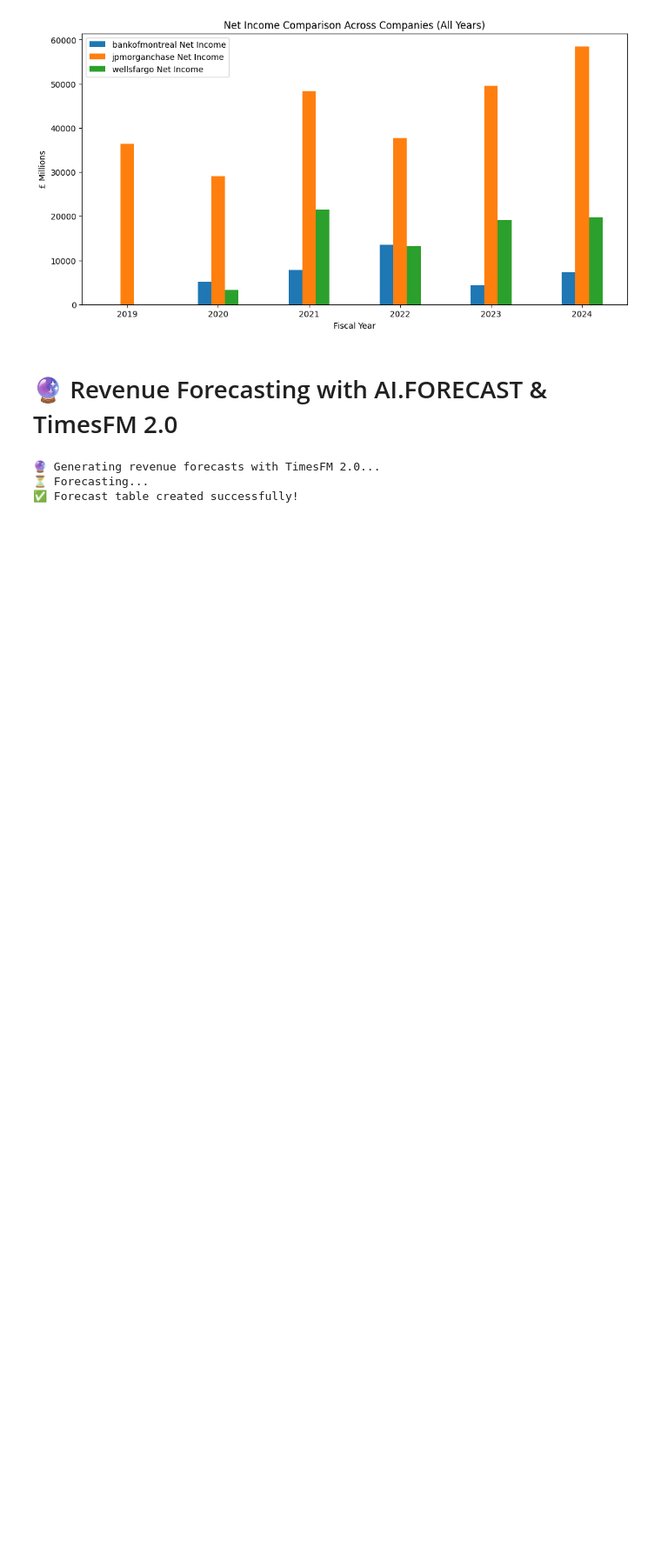
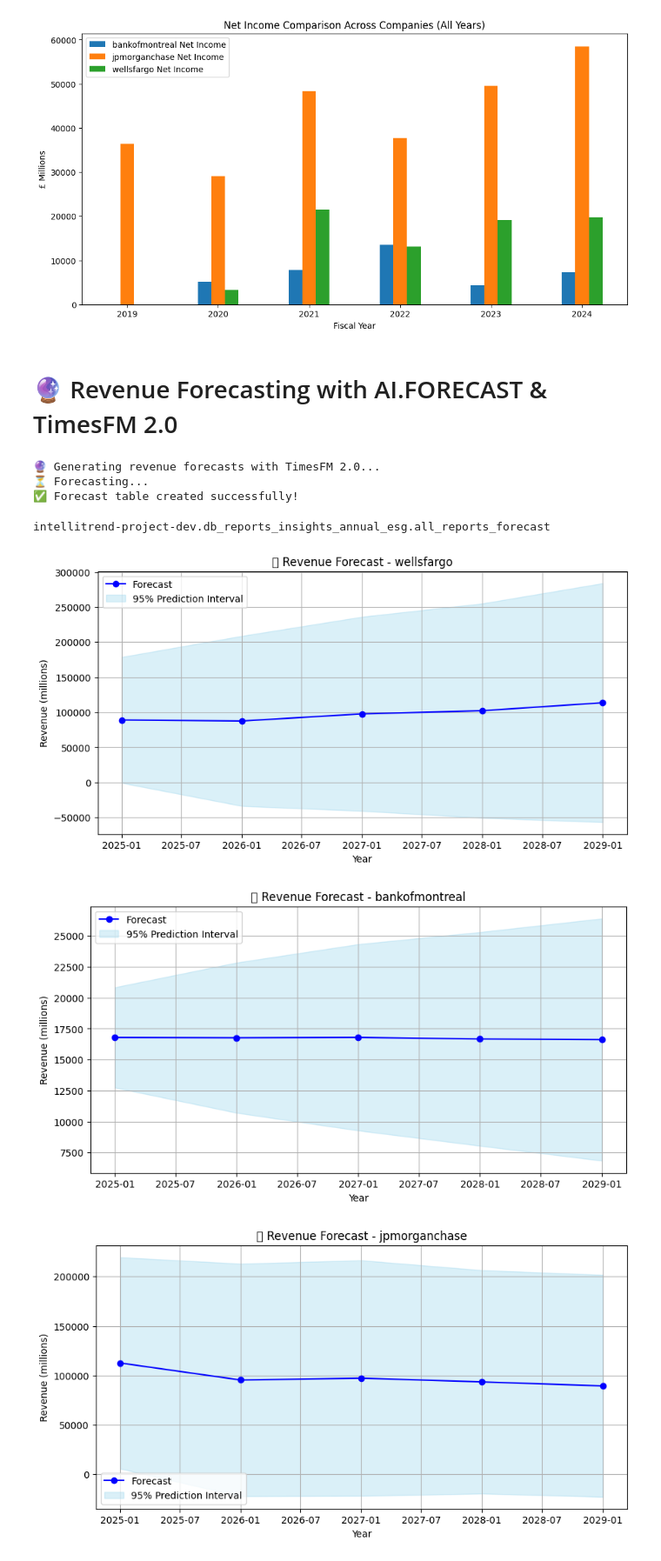
Before and after one commit to deepavn7/bq_ai_google_hackathon, a Jupyter notebook: process_reports.ipynb, the cells around one changed output. Shown at 87% size. Cells and saved outputs as stored; diff of their text form; code cells hidden in the pictures; blank space fills up the shorter version.

```diff
--- a/process_reports.ipynb
+++ b/process_reports.ipynb
@@ -1059,3 +996,36 @@ print("✅ Forecast table created successfully!")
 🔮 Generating revenue forecasts with TimesFM 2.0...
 ⏳ Forecasting...
 ✅ Forecast table created successfully!
+# %%
+
+print(QUALIFIED_FORECAST_TABLE_ID)
+# Load forecast table from BigQuery
+df = bpd.read_gbq(f"Select * from {QUALIFIED_FORECAST_TABLE_ID}")
+
+# Convert timestamp column
+df['forecast_timestamp'] = bpd.to_datetime(df['forecast_timestamp'])
+companies = df['company_name'].unique().to_pandas()  # get company names as list
+
+for company in companies:
+    company_df = df[df['company_name'] == company].to_pandas().sort_values("forecast_timestamp")
+
+    plt.figure(figsize=(10, 5))
+    plt.plot(company_df['forecast_timestamp'], company_df['forecast_value'], marker='o', label="Forecast", color="blue")
+    plt.fill_between(
+        company_df['forecast_timestamp'],
+        company_df['prediction_interval_lower_bound'],
+        company_df['prediction_interval_upper_bound'],
+        color="skyblue", alpha=0.3, label="95% Prediction Interval"
+    )
+
+    plt.title(f"🔮 Revenue Forecast - {company}")
+    plt.xlabel("Year")
+    plt.ylabel("Revenue (millions)")
+    plt.legend()
+    plt.grid(True)
+    plt.show()
+# %% [output]
+intellitrend-project-dev.db_reports_insights_annual_esg.all_reports_forecast
+[figure, added]
+[figure, added]
+[figure, added]
```
Also changed, not shown: parts of 8 cells of this notebook.
